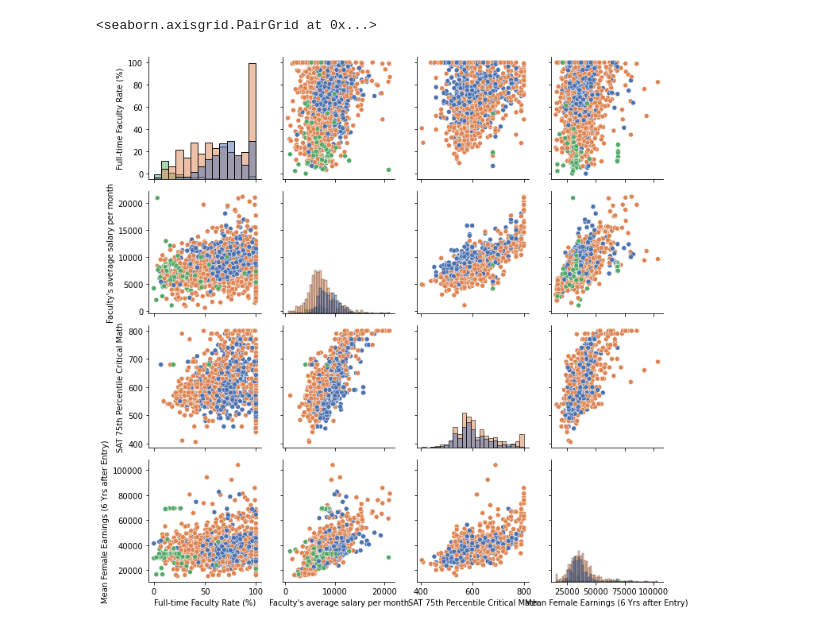
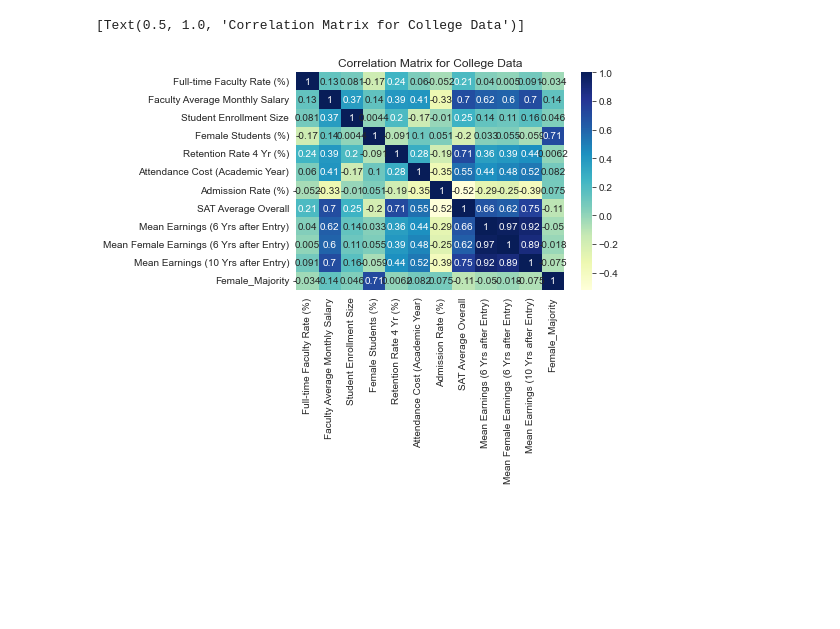
Before and after one commit to runstats21/college-score-card-analysis, a Jupyter notebook: CollegeScorecardEDA.ipynb, the cells around one changed output. Drawn from its saved outputs; the diff is of its cells as text; code cells hidden in the pictures; blank space fills up the shorter version.

```diff
--- a/CollegeScorecardEDA.ipynb
+++ b/CollegeScorecardEDA.ipynb
@@ -44,3 +26,8 @@ df.iloc[:,columns_to_keep]
+# %%
+# new column -> female students > 50%
+df = df.assign(Female_Majority = df["Female Students (%)"] > 50.00)
 # %%
-col_nums = [3,4,5,15,20]
-# grid = sns.Pair
+# filter down the columns
+columns_to_keep = [0,2,3,4,5,6,8,9,10,12,13,17,19,28,-1]
+df = df.iloc[:,columns_to_keep]
+df.head(10)
@@ -47,10 +46,14 @@ col_nums = [3,4,5,15,20]
 # %%
-sns.set_palette("deep")
-col_nums = [3,4,5,15,20]
-grid = sns.PairGrid(df.iloc[:,col_nums],hue = "School Ownership")
-grid.map_diag(sns.histplot)
-grid.map_lower(sns.scatterplot)
-grid.map_upper(sns.scatterplot)
+# sns.set_style("whitegrid")
+# sns.set_palette("deep")
+# grid = sns.PairGrid(df.iloc[:,2:],hue = "School Ownership")
+# grid.map_diag(sns.histplot)
+# grid.map_lower(sns.kdeplot)
+# grid.map_upper(sns.scatterplot)
+# grid.add_legend()
-# %% [output]
-<seaborn.axisgrid.PairGrid at 0x...>
-[figure, removed]
+# %%
+cm = sns.heatmap(df.corr(),annot=True, cmap = "YlGnBu")
+cm.set(title = 'Correlation Matrix for College Data')
+# %% [output]
+[Text(0.5, 1.0, 'Correlation Matrix for College Data')]
+[figure, added]
```
Also changed, not shown: parts of 12 cells of this notebook, 2 other files.
